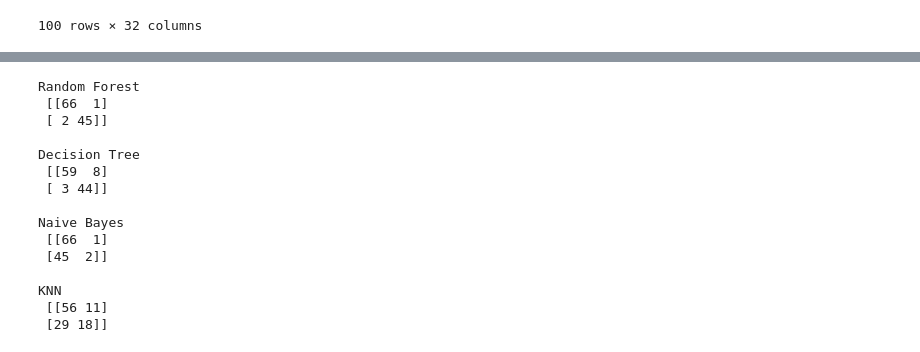
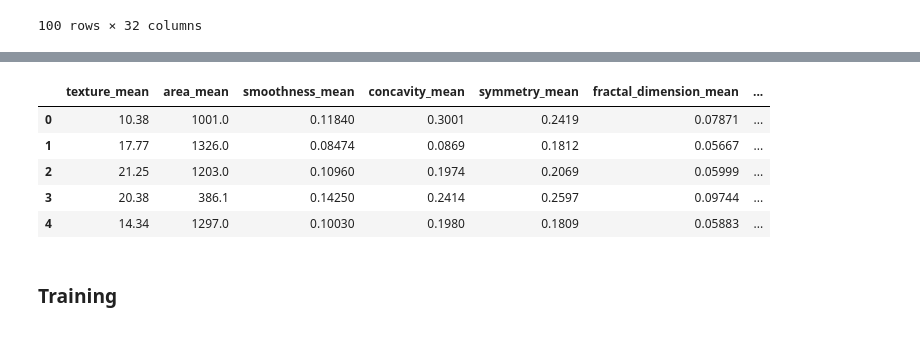
Before and after one commit to menna5/Breast-Cancer-Detection, a Jupyter notebook: Machine Learning Project.ipynb, the cells around one changed output, grey strips where cells are left out. Saved outputs shown, nothing was run; the diff lists cells and outputs as text; code cells hidden in the pictures.

```diff
--- a/Machine Learning Project.ipynb
+++ b/Machine Learning Project.ipynb
@@ -46,48 +83,23 @@ x[:,1:]=sc.fit_transform(x[:,1:])
+# %%
+# Cleaning data from correlate variabels
+# These feature pairs are strongly correlated to each other
+drop_list = ['perimeter_mean','radius_mean','compactness_mean','concave points_mean',
+             'radius_se','perimeter_se','radius_worst','perimeter_worst','compactness_worst',
+             'concave points_worst','compactness_se','concave points_se','texture_worst','area_worst']
+data_cleaned = data.drop(drop_list,axis = 1 )
+
+# removing unwanted data columns
+data_cleaned = data_cleaned.drop(['id'],axis=1)
+data_cleaned.head()
+# %% [output]
+|  | texture_mean | area_mean | smoothness_mean | concavity_mean | symmetry_mean | fractal_dimension_mean | ... |
+| 0 | 10.38 | 1001.0 | 0.11840 | 0.3001 | 0.2419 | 0.07871 | ... |
+| 1 | 17.77 | 1326.0 | 0.08474 | 0.0869 | 0.1812 | 0.05667 | ... |
+| 2 | 21.25 | 1203.0 | 0.10960 | 0.1974 | 0.2069 | 0.05999 | ... |
+| 3 | 20.38 | 386.1 | 0.14250 | 0.2414 | 0.2597 | 0.09744 | ... |
+| 4 | 14.34 | 1297.0 | 0.10030 | 0.1980 | 0.1809 | 0.05883 | ... |
+# %% [markdown]
+### Training
 # %%
 # Splitting the dataset into the Training set and Test set
 x_train,x_test,y_train,y_test=train_test_split(x,y,train_size=.8,random_state=0)
-# %%
-# Importing the models libraries
-from sklearn.ensemble import RandomForestClassifier
-from sklearn.tree import DecisionTreeClassifier
-from sklearn.naive_bayes import GaussianNB
-from sklearn.metrics import confusion_matrix
-from sklearn.neighbors import KNeighborsClassifier
-
-random = RandomForestClassifier(random_state=0)
-DT = DecisionTreeClassifier(random_state=0)
-Naive = GaussianNB()
-KNN = KNeighborsClassifier(n_neighbors = 3, metric = 'minkowski', p = 2)
-
-clfs = {"Random Forest":random, "Decision Tree":DT, "Naive Bayes":Naive, "KNN":KNN}
-pred = {}
-cm = {}
-
-for name, clf in clfs.items():
-    # Fitiing
-    clf.fit(x_train, y_train)
-
-    # Prediction
-    pred[name] = clf.predict(x_test)
-
-    # Making the Confusion Matrix
-    cm[name] = confusion_matrix(y_test, pred[name])
-
-for name, cm in (cm.items()):
-    print(name, '\n', cm, "\n")
-# %% [output]
-Random Forest
- [[66  1]
- [ 2 45]]
-
-Decision Tree
- [[59  8]
- [ 3 44]]
-
-Naive Bayes
- [[66  1]
- [45  2]]
-
-KNN
- [[56 11]
- [29 18]]
```
Also changed, not shown: parts of 15 cells of this notebook.
